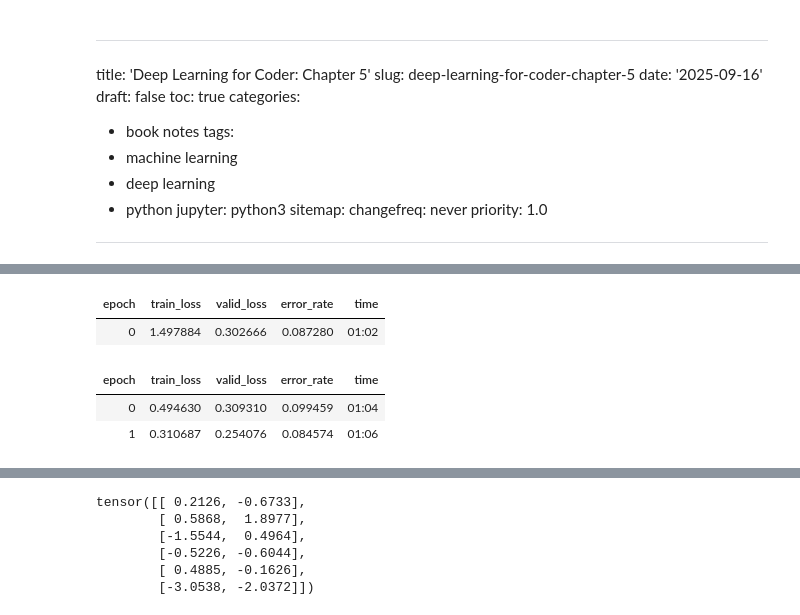
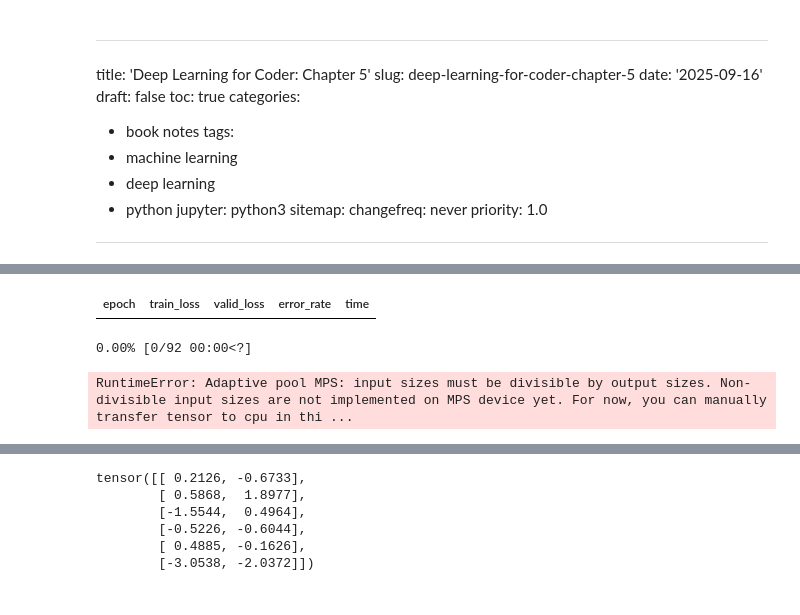
Before and after one commit to chenkeao/chenkeao.github.io, a Jupyter notebook: content/posts/articles/deep-learning-for-coder/c5/index.ipynb, the cells around one changed output, grey strips where cells are left out. Drawn from its saved outputs; the diff is of its cells as text; code cells hidden in the pictures.

```diff
--- a/content/posts/articles/deep-learning-for-coder/c5/index.ipynb
+++ b/content/posts/articles/deep-learning-for-coder/c5/index.ipynb
@@ -43,4 +45,4 @@ dls.show_batch(nrows=3, ncols=3)
 # %%
-learn = cnn_learner(dls, resnet34, metrics=error_rate)
+learn = vision_learner(dls, resnet34, metrics=error_rate)
 learn.fine_tune(2)
 # %% [output]
@@ -48,8 +50,6 @@ Downloading: "https://download.pytorch.org/models/resnet34-b627a593.pth" to /roo
 | epoch | train_loss | valid_loss | error_rate | time |
-| 0 | 1.497884 | 0.302666 | 0.087280 | 01:02 |
-| epoch | train_loss | valid_loss | error_rate | time |
-| 0 | 0.494630 | 0.309310 | 0.099459 | 01:04 |
-| 1 | 0.310687 | 0.254076 | 0.084574 | 01:06 |
+0.00% [0/92 00:00<?]
+RuntimeError: Adaptive pool MPS: input sizes must be divisible by output sizes. Non-divisible input sizes are not implemented on MPS device yet. For now, you can manually transfer tensor to cpu in thi ...
 # %%
 x, y = dls.one_batch()
 # %%
```
Also changed, not shown: parts of 5 cells of this notebook, 4 other files.
